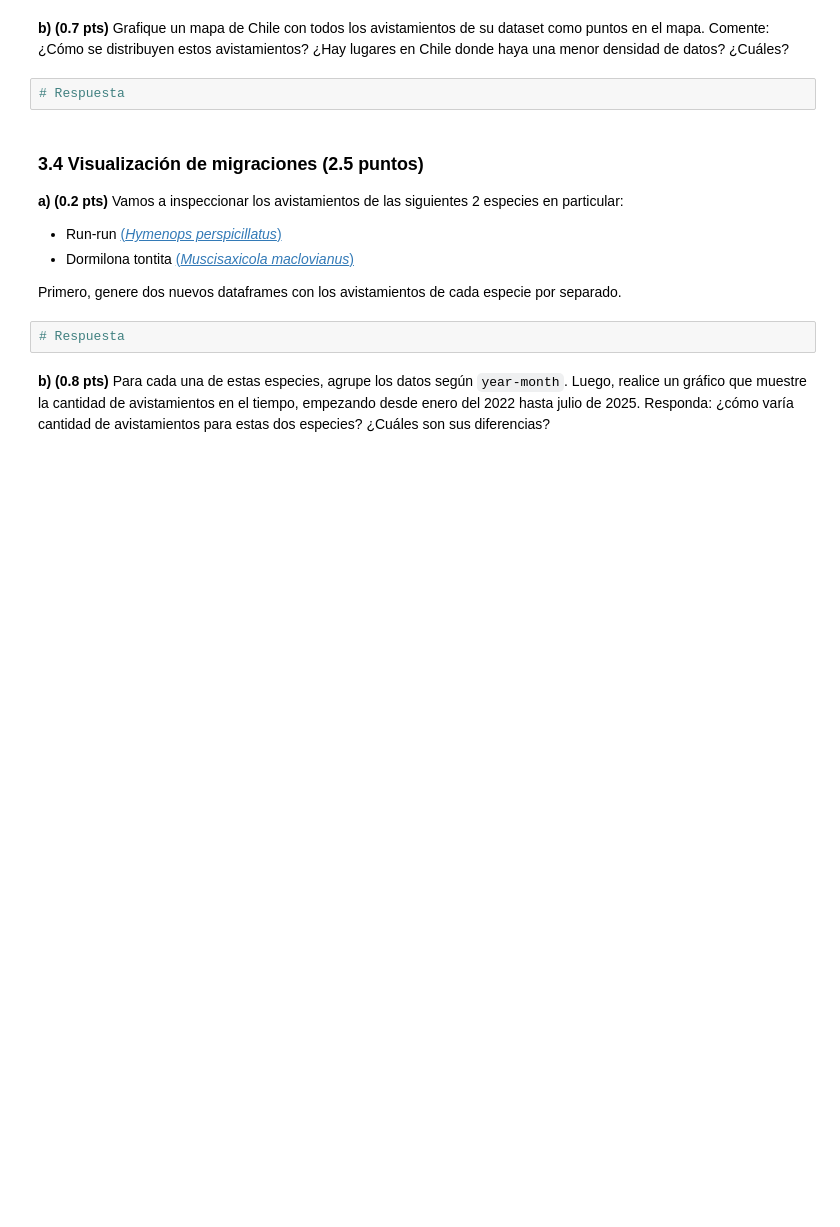
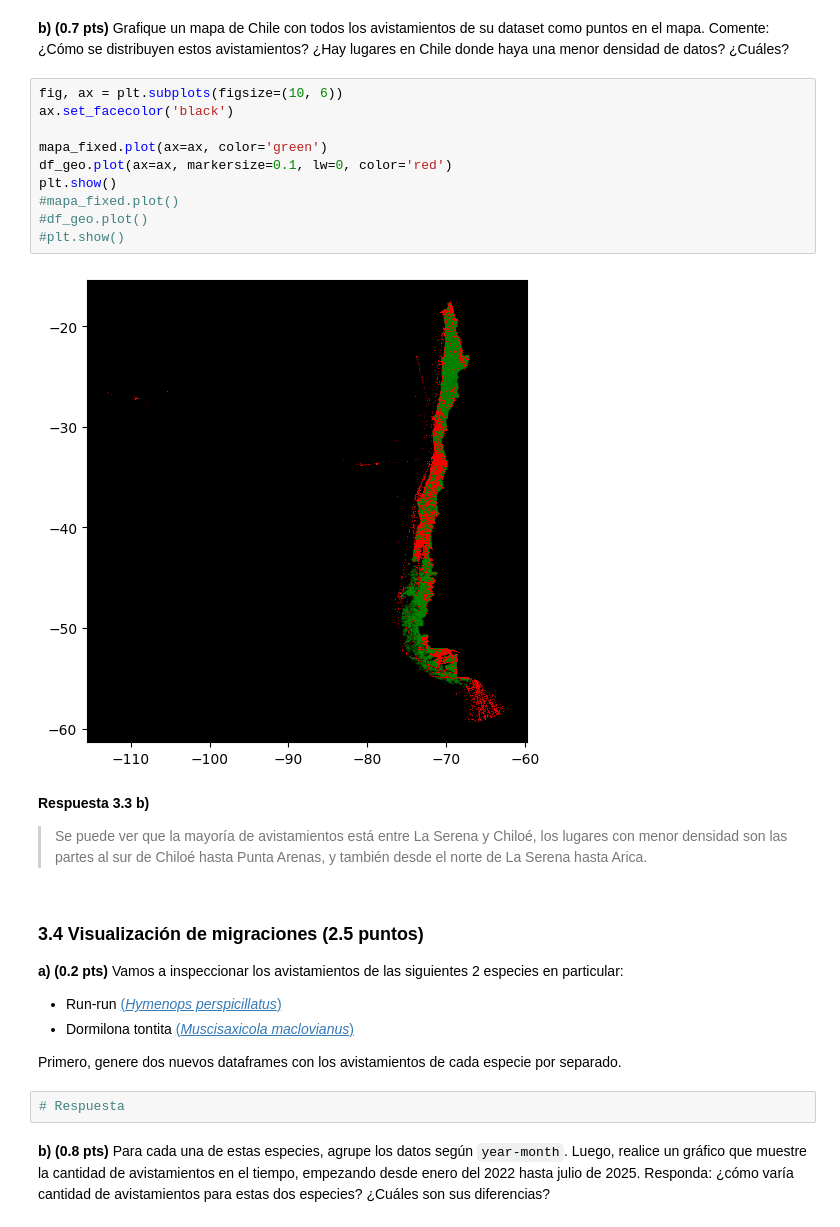
Before and after one commit to FlyingTank233/IMT2200-BENJAMIN-URRA, a Jupyter notebook: Tareas/T2/IMT2200-25s2 - Tarea 02.ipynb, the cells around one changed output. Cells and saved outputs as stored; diff of their text form; blank space fills up the shorter version.

```diff
--- a/Tareas/T2/IMT2200-25s2 - Tarea 02.ipynb
+++ b/Tareas/T2/IMT2200-25s2 - Tarea 02.ipynb
@@ -251,7 +312,20 @@ No sé a que se refiere con que pasa con la cantidad de avistamientos según esp
 # %% [markdown]
 **b) (0.7 pts)** Grafique un mapa de Chile con todos los avistamientos de su dataset como puntos en el mapa. Comente: ¿Cómo se distribuyen estos avistamientos? ¿Hay lugares en Chile donde haya una menor densidad de datos? ¿Cuáles?
-# %%
-# Respuesta
+# %%
+fig, ax = plt.subplots(figsize=(10, 6))
+ax.set_facecolor('black')
+
+mapa_fixed.plot(ax=ax, color='green')
+df_geo.plot(ax=ax, markersize=0.1, lw=0, color='red')
+plt.show()
+#mapa_fixed.plot()
+#df_geo.plot()
+#plt.show()
+# %% [output]
+[figure, added]
+# %% [markdown]
+**Respuesta 3.3 b)**
+> Se puede ver que la mayoría de avistamientos está entre La Serena y Chiloé, los lugares con menor densidad son las partes al sur de Chiloé hasta Punta Arenas, y también desde el norte de La Serena hasta Arica.
 # %% [markdown]
 ### 3.4 Visualización de migraciones (2.5 puntos)
 
```
Also changed, not shown: parts of 15 cells of this notebook.
